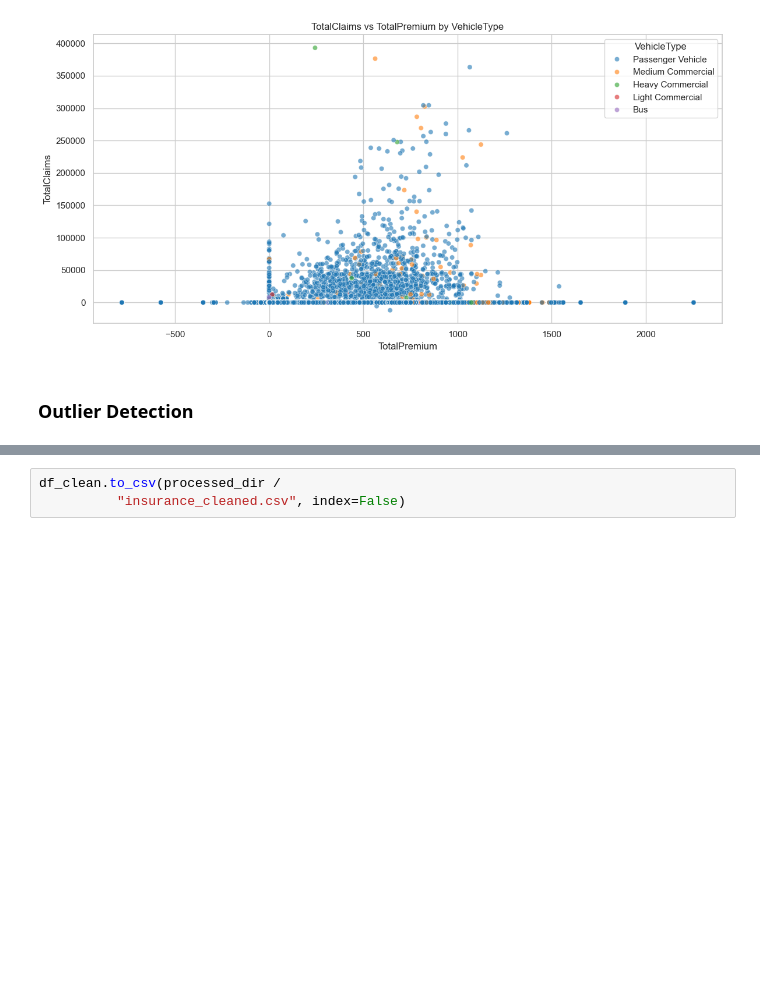
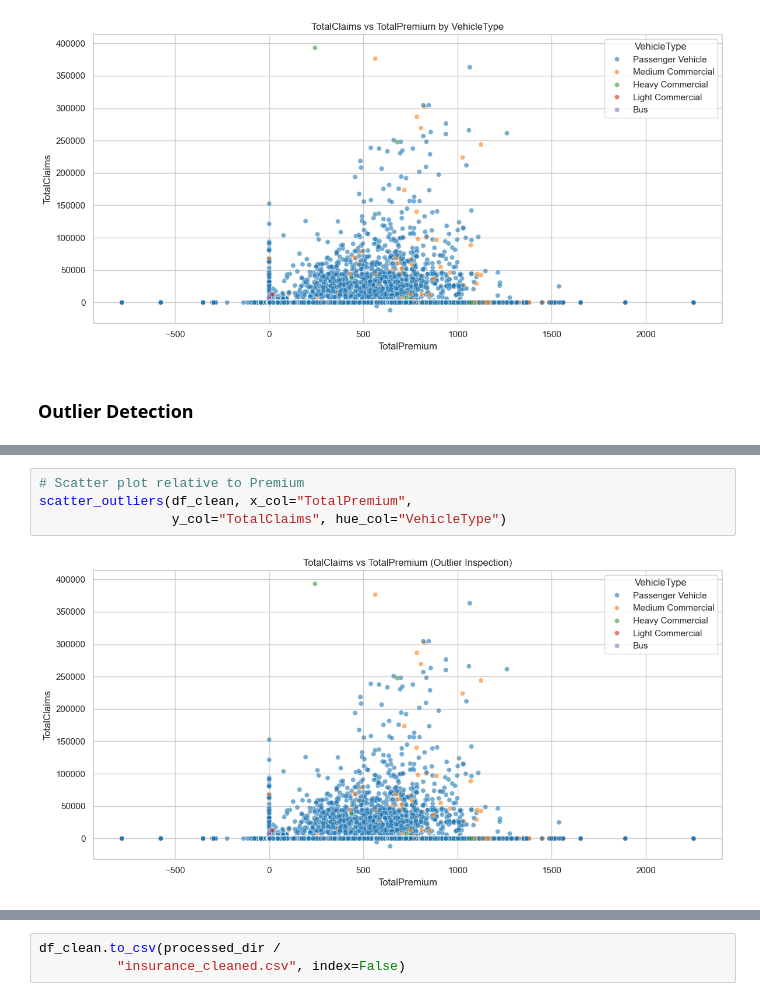
Before and after one commit to tib-dev/Predictive-Modeling, a Jupyter notebook: notebooks/exploration/eda.ipynb, the cells around one changed output, grey strips where cells are left out. Drawn from its saved outputs; the diff is of its cells as text; blank space fills up the shorter version.

```diff
--- a/notebooks/exploration/eda.ipynb
+++ b/notebooks/exploration/eda.ipynb
@@ -152,0 +186,6 @@ TotalClaims: 2793 outliers detected
+# %%
+# Scatter plot relative to Premium
+scatter_outliers(df_clean, x_col="TotalPremium",
+                 y_col="TotalClaims", hue_col="VehicleType")
+# %% [output]
+[figure, added]
```
Also changed, not shown: parts of 11 cells of this notebook.
